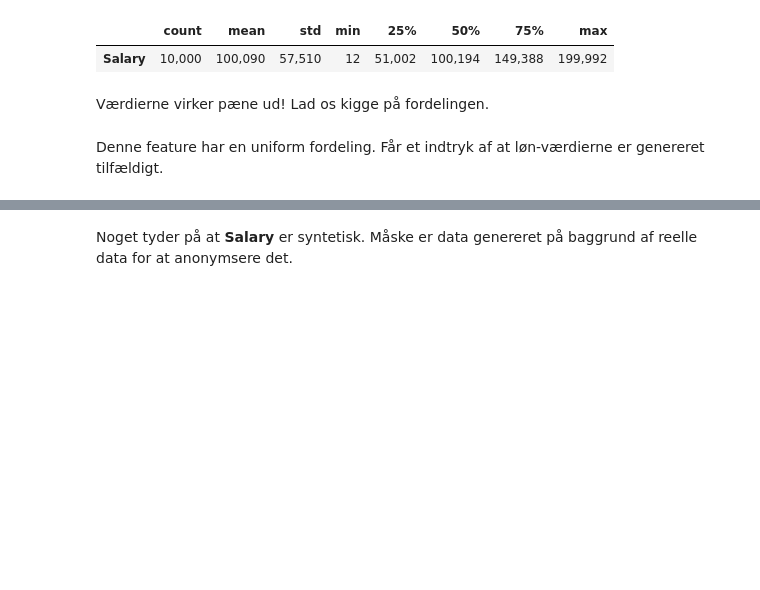
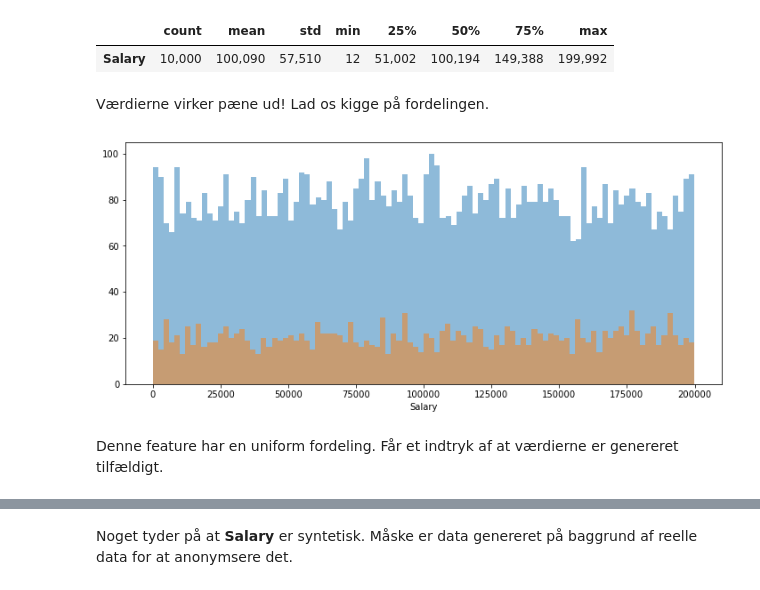
Before and after one commit to sheikhomar/lunch, a Jupyter notebook: analysis.ipynb, the cells around one changed output, grey strips where cells are left out. Drawn from its saved outputs; the diff is of its cells as text; code cells hidden in the pictures; blank space fills up the shorter version.

```diff
--- a/analysis.ipynb
+++ b/analysis.ipynb
@@ -338,8 +319,12 @@ df_data[['Salary']].describe().T.style.format("{:,.0f}")
 | Salary | 10,000 | 100,090 | 57,510 | 12 | 51,002 | 100,194 | 149,388 | 199,992 |
 # %% [markdown]
 Værdierne virker pæne ud! Lad os kigge på fordelingen.
+# %%
+plot_dual_histogram(df_data, 'Salary', bins=100)
+# %% [output]
+[figure, added]
 # %% [markdown]
-Denne feature har en uniform fordeling. Får et indtryk af at løn-værdierne er genereret tilfældigt.
+Denne feature har en uniform fordeling. Får et indtryk af at værdierne er genereret tilfældigt.
 # %%
 fig, ax = plt.subplots(figsize=(8, 4))
 random_salary = np.random.uniform(low=0, high=200000, size=10000)
```
Also changed, not shown: parts of 37 cells of this notebook.
